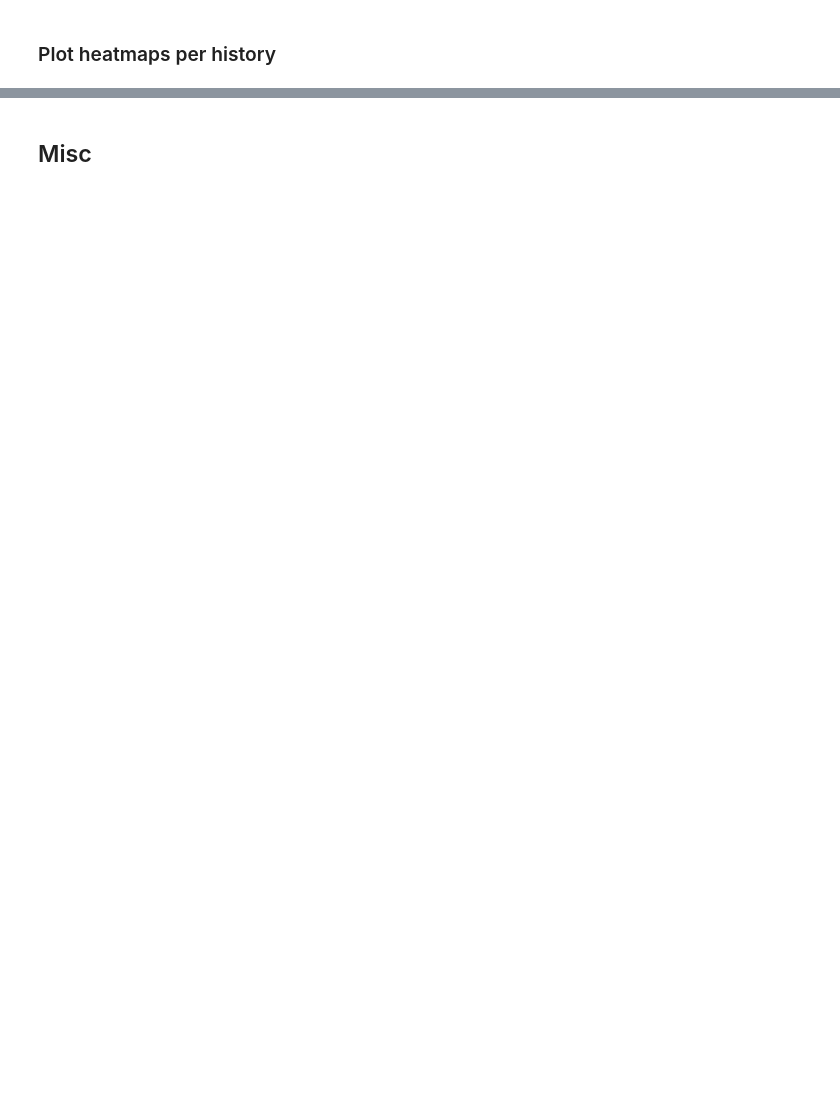
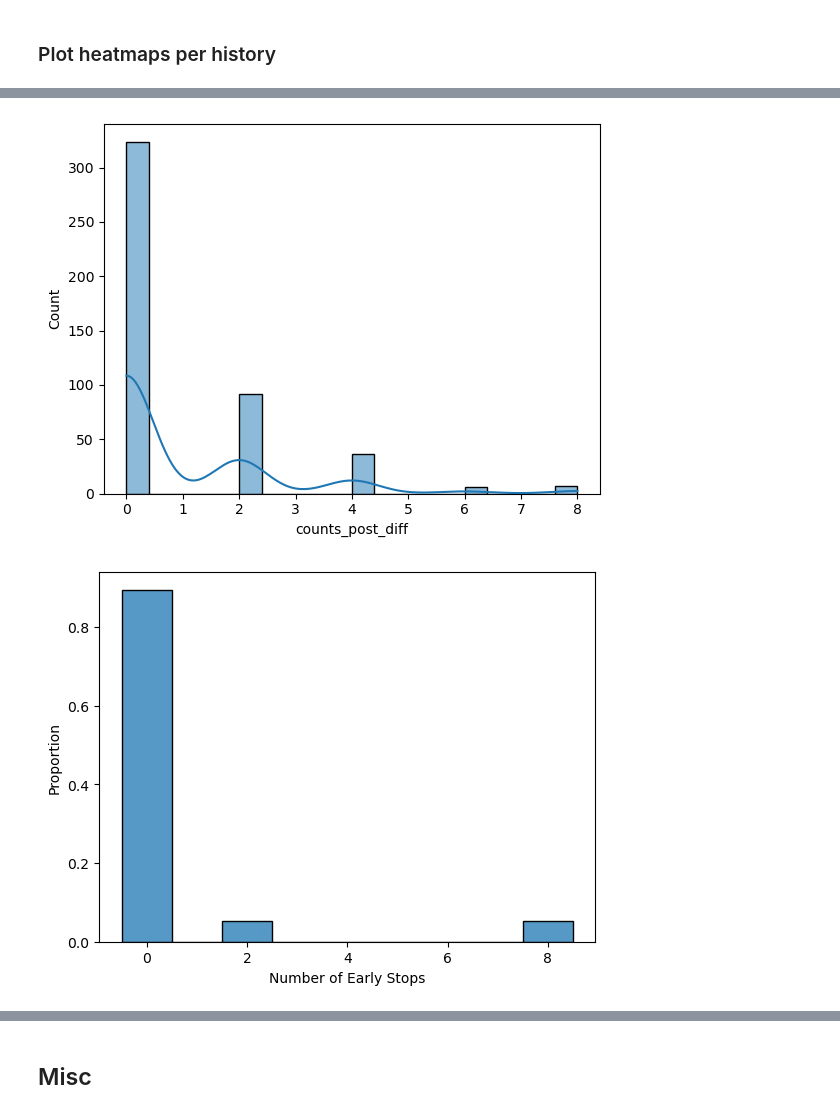
Before and after one commit to tgham/empBAMDP, a Jupyter notebook: empBAMDP.ipynb, the cells around one changed output, grey strips where cells are left out. Drawn from its saved outputs; the diff is of its cells as text; code cells hidden in the pictures; blank space fills up the shorter version.

```diff
--- a/empBAMDP.ipynb
+++ b/empBAMDP.ipynb
@@ -502,0 +244,14 @@ figs = plot_heatmap(df_curves,
+# %%
+## plot counts_diff on final trial
+plt.figure()
+sns.histplot(data=data['sample'].loc[data['sample']['trial']==8], x='counts_post_diff', bins=20, kde=True)
+plt.show()
+
+## early stops
+early_stops = data['sample'].groupby('subject_id').agg({'ended_early': 'sum'})
+sns.histplot(data=early_stops, x='ended_early', bins=range(0, 10), discrete=True, stat = 'proportion')
+plt.xlabel('Number of Early Stops')
+plt.show()
+# %% [output]
+[figure, added]
+[figure, added]
```
Also changed, not shown: parts of 50 cells of this notebook, 1 other file.
